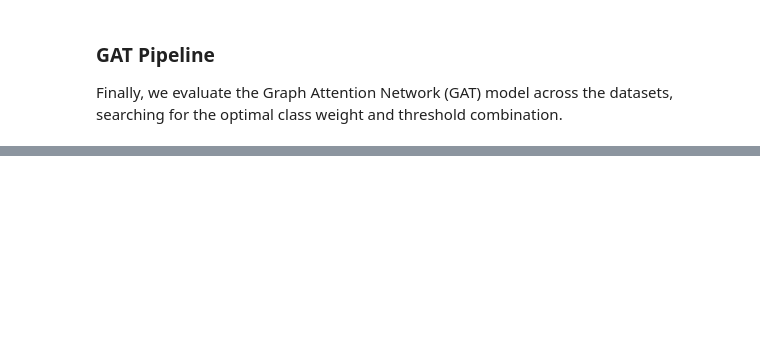
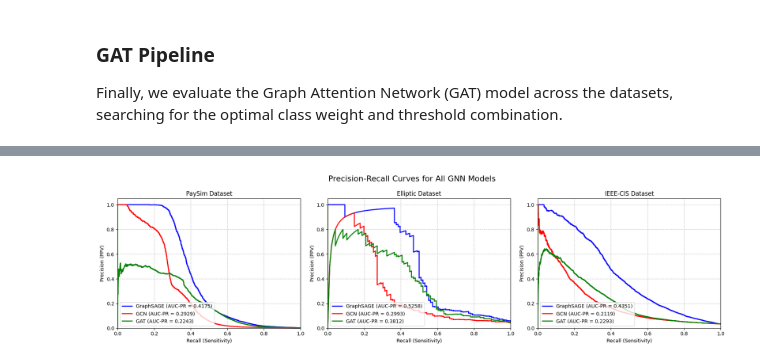
Before and after one commit to iking919/Detecting_Financial_Fraud_via_GNNs, a Jupyter notebook: notebooks/04_GNN_models.ipynb, the cells around one changed output, grey strips where cells are left out. Saved outputs shown, nothing was run; the diff lists cells and outputs as text; code cells hidden in the pictures; blank space fills up the shorter version.

```diff
--- a/notebooks/04_GNN_models.ipynb
+++ b/notebooks/04_GNN_models.ipynb
@@ -659,0 +608,73 @@ Aggressive garbage collection complete. Ready for GAT pipeline!
+# %%
+import matplotlib.pyplot as plt
+from sklearn.metrics import precision_recall_curve, auc
+import gc
+import torch
+
+device = torch.device('cuda' if torch.cuda.is_available() else 'cpu')
+
+# Configure all models for each dataset
+datasets_info = [
+    ("PaySim", "/content/data/processed/paysim_nodes.csv", "/content/data/processed/paysim_edges.csv",
+     {"GraphSAGE": paysim_sage_model, "GCN": paysim_gcn_model, "GAT": paysim_gat_model}),
+    ("Elliptic", "/content/data/processed/elliptic_nodes.csv", "/content/data/processed/elliptic_edges.csv",
+     {"GraphSAGE": elliptic_sage_model, "GCN": elliptic_gcn_model, "GAT": elliptic_gat_model}),
+    ("IEEE-CIS", "/content/data/processed/ieee_train_nodes.csv", "/content/data/processed/ieee_train_edges.csv",
+     {"GraphSAGE": ieee_sage_model, "GCN": ieee_gcn_model, "GAT": ieee_gat_model})
+]
+
+fig, axes = plt.subplots(1, 3, figsize=(18, 5))
+fig.suptitle('Precision-Recall Curves for All GNN Models', fontsize=16)
+
+# Assign distinct colors for each model type
+colors = {'GraphSAGE': 'b', 'GCN': 'r', 'GAT': 'g'}
+
+for i, (dataset_name, nodes_path, edges_path, models_dict) in enumerate(datasets_info):
+    print(f"Generating PR curves for {dataset_name}...")
+
+    # Load data for evaluation once per dataset to save memory
+    data, _ = load_graph_data(nodes_path, edges_path, "label")
+    data = data.to(device)
+
+    for model_name, model in models_dict.items():
+        if model is None:
+            print(f"  > {model_name} unavailable.")
+            continue
+
+        model = model.to(device)
+        model.eval()
+
+        # Forward pass to get probabilities
+        with torch.no_grad():
+            out = model(data.x, data.edge_index).squeeze()
+            probs = torch.sigmoid(out[data.test_mask]).cpu().numpy()
+            y_true = data.y[data.test_mask].cpu().numpy()
+
+        # Calculate precision and recall
+        precision, recall, _ = precision_recall_curve(y_true, probs)
+        pr_auc = auc(recall, precision)
+
+        # Plot on the corresponding subplot
+        axes[i].plot(recall, precision, color=colors[model_name], lw=2, label=f'{model_name} (AUC-PR = {pr_auc:.4f})')
+
+        # Move model back to CPU to free VRAM
+        model.cpu()
+
+    axes[i].set_xlabel('Recall (Sensitivity)')
+    axes[i].set_ylabel('Precision (PPV)')
+    axes[i].set_title(f'{dataset_name} Dataset')
+    axes[i].legend(loc="lower left")
+    axes[i].grid(True, linestyle='--', alpha=0.7)
+    axes[i].set_xlim([0.0, 1.0])
+    axes[i].set_ylim([0.0, 1.05])
+
+    # Cleanup memory before the next dataset
+    del data
+    gc.collect()
+    if torch.cuda.is_available():
+        torch.cuda.empty_cache()
+
+plt.tight_layout()
+plt.subplots_adjust(top=0.85)
+plt.show()
+# %% [output]
@@ -659,0 +691 @@ Aggressive garbage collection complete. Ready for GAT pipeline!
+[figure, added]
```
Also changed, not shown: parts of 12 cells of this notebook.
